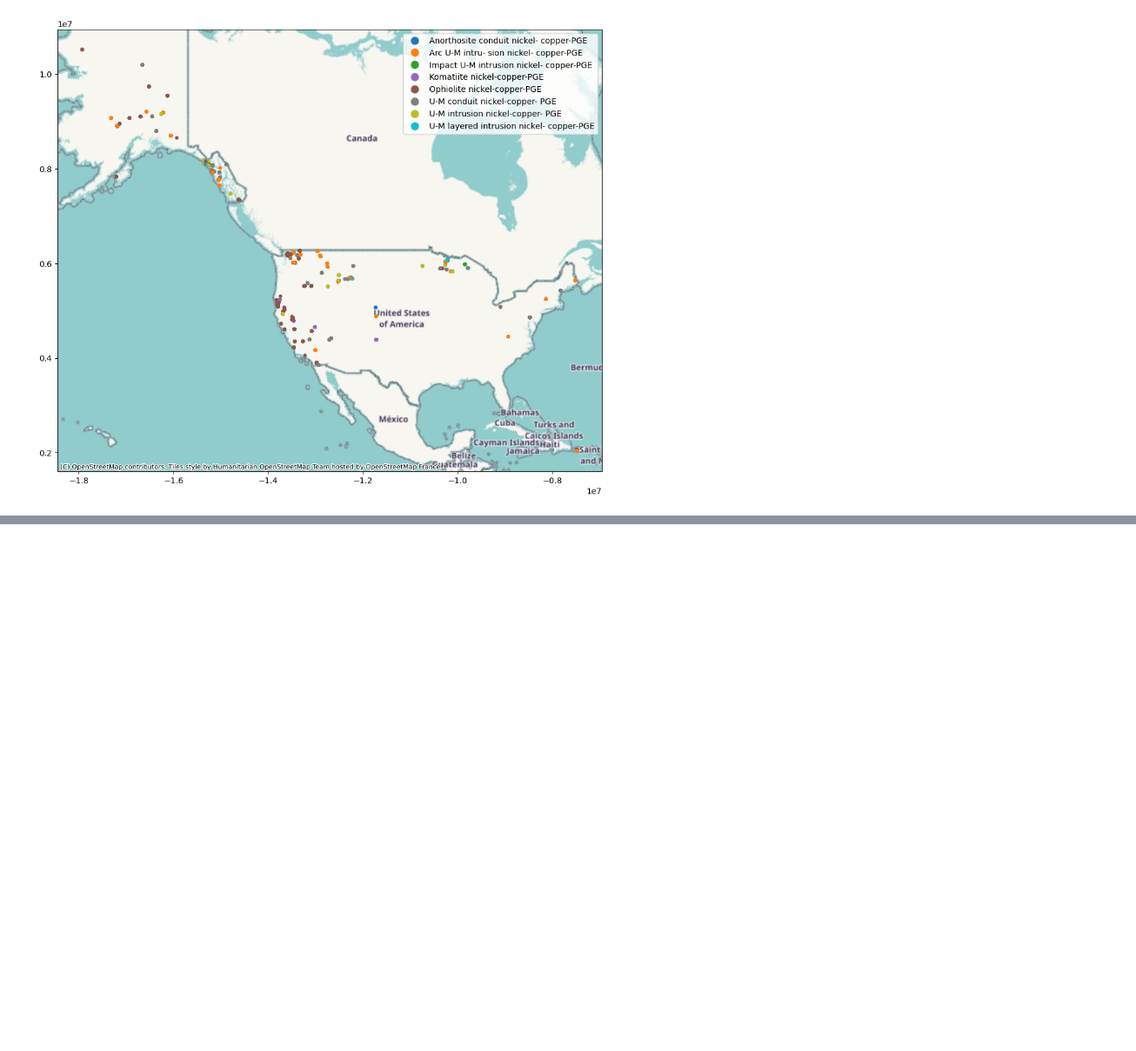
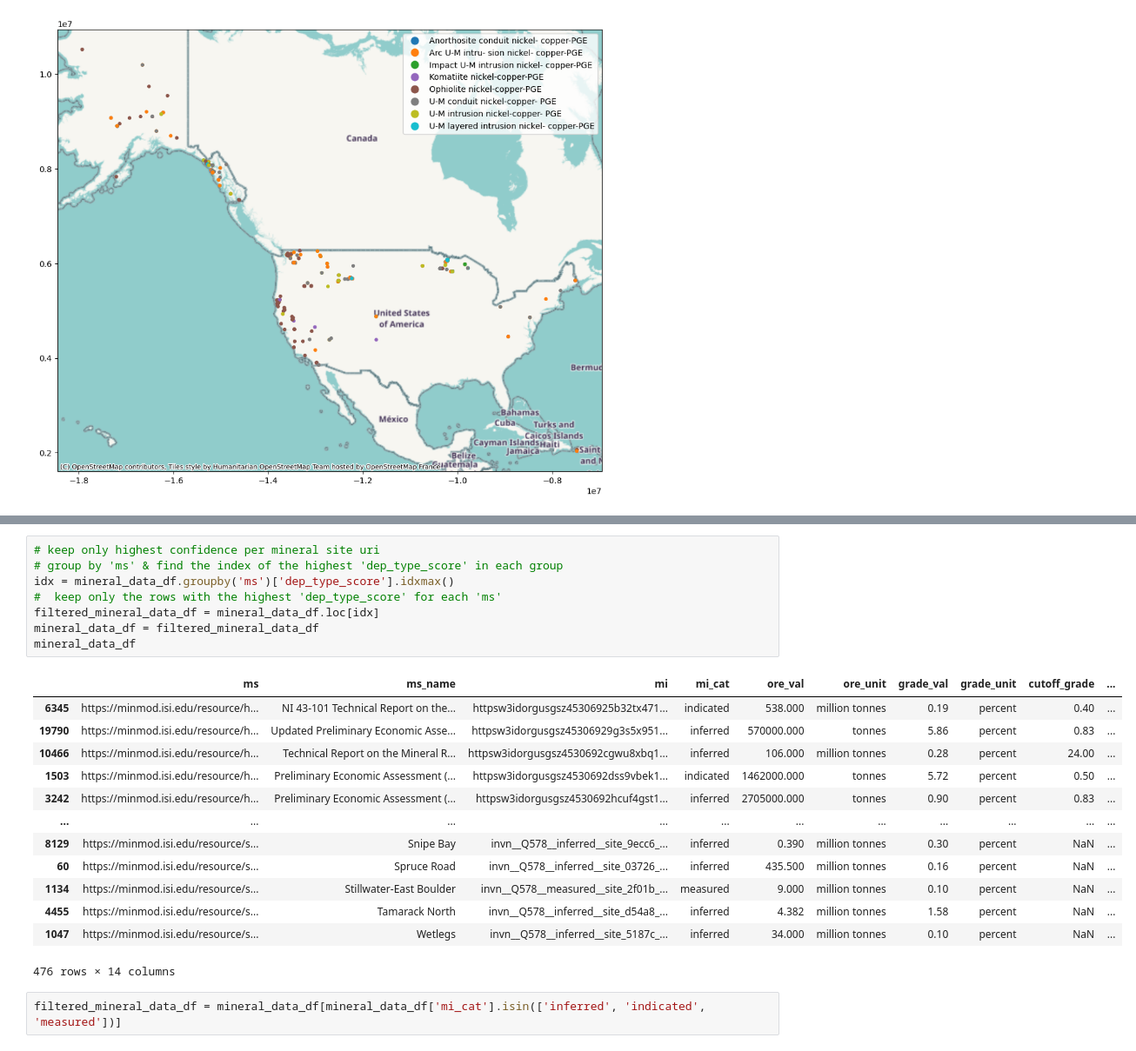
Before and after one commit to binh-vu/ta2-minmod-data, a Jupyter notebook: sandbox/sparql_sandbox.ipynb, the cells around one changed output, grey strips where cells are left out. Shown at 87% size. Cells and saved outputs as stored; diff of their text form; blank space fills up the shorter version.

```diff
--- a/sandbox/sparql_sandbox.ipynb
+++ b/sandbox/sparql_sandbox.ipynb
@@ -652,0 +625,24 @@ plt.show()
+# %%
+# keep only highest confidence per mineral site uri
+# group by 'ms' & find the index of the highest 'dep_type_score' in each group
+idx = mineral_data_df.groupby('ms')['dep_type_score'].idxmax()
+#  keep only the rows with the highest 'dep_type_score' for each 'ms'
+filtered_mineral_data_df = mineral_data_df.loc[idx]
+mineral_data_df = filtered_mineral_data_df
+mineral_data_df
+# %% [output]
+|  | ms | ms_name | mi | mi_cat | ore_val | ore_unit | grade_val | grade_unit | cutoff_grade | ... |
+| 6345 | https://minmod.isi.edu/resource/h... | NI 43-101 Technical Report on the... | httpsw3idorgusgsz45306925b32tx471... | indicated | 538.000 | million tonnes | 0.19 | percent | 0.40 | ... |
+| 19790 | https://minmod.isi.edu/resource/h... | Updated Preliminary Economic Asse... | httpsw3idorgusgsz45306929g3s5x951... | inferred | 570000.000 | tonnes | 5.86 | percent | 0.83 | ... |
+| 10466 | https://minmod.isi.edu/resource/h... | Technical Report on the Mineral R... | httpsw3idorgusgsz4530692cgwu8xbq1... | inferred | 106.000 | million tonnes | 0.28 | percent | 24.00 | ... |
+| 1503 | https://minmod.isi.edu/resource/h... | Preliminary Economic Assessment (... | httpsw3idorgusgsz4530692dss9vbek1... | indicated | 1462000.000 | tonnes | 5.72 | percent | 0.50 | ... |
+| 3242 | https://minmod.isi.edu/resource/h... | Preliminary Economic Assessment (... | httpsw3idorgusgsz4530692hcuf4gst1... | inferred | 2705000.000 | tonnes | 0.90 | percent | 0.83 | ... |
+| ... | ... | ... | ... | ... | ... | ... | ... | ... | ... | ... |
+| 8129 | https://minmod.isi.edu/resource/s... | Snipe Bay | invn__Q578__inferred__site_9ecc6_... | inferred | 0.390 | million tonnes | 0.30 | percent | NaN | ... |
+| 60 | https://minmod.isi.edu/resource/s... | Spruce Road | invn__Q578__inferred__site_03726_... | inferred | 435.500 | million tonnes | 0.16 | percent | NaN | ... |
+| 1134 | https://minmod.isi.edu/resource/s... | Stillwater-East Boulder | invn__Q578__measured__site_2f01b_... | measured | 9.000 | million tonnes | 0.10 | percent | NaN | ... |
+| 4455 | https://minmod.isi.edu/resource/s... | Tamarack North | invn__Q578__inferred__site_d54a8_... | inferred | 4.382 | million tonnes | 1.58 | percent | NaN | ... |
+| 1047 | https://minmod.isi.edu/resource/s... | Wetlegs | invn__Q578__inferred__site_5187c_... | inferred | 34.000 | million tonnes | 0.10 | percent | NaN | ... |
+476 rows × 14 columns
+# %%
+filtered_mineral_data_df = mineral_data_df[mineral_data_df['mi_cat'].isin(['inferred', 'indicated', 'measured'])]
```
Also changed, not shown: parts of 40 cells of this notebook, 4 other files.
